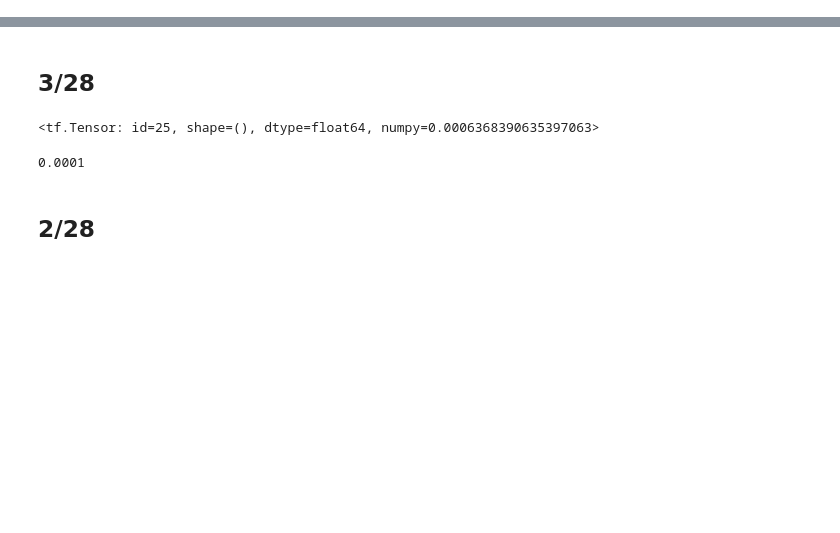
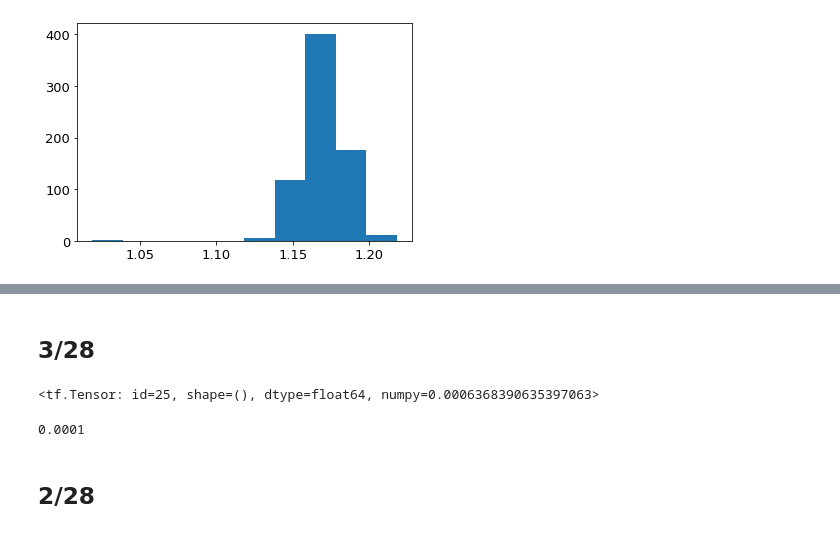
Before and after one commit to milesaturpin/latent-variable-nn, a Jupyter notebook: notebooks/scratch.ipynb, the cells around one changed output, grey strips where cells are left out. Cells and saved outputs as stored; diff of their text form; code cells hidden in the pictures; blank space fills up the shorter version.

```diff
--- a/notebooks/scratch.ipynb
+++ b/notebooks/scratch.ipynb
@@ -6,0 +100,4 @@ tfd = tfp.distributions
+# %%
+plt.hist(mean_occ);
+# %% [output]
+[figure, added]
```
Also changed, not shown: parts of 49 cells of this notebook.
